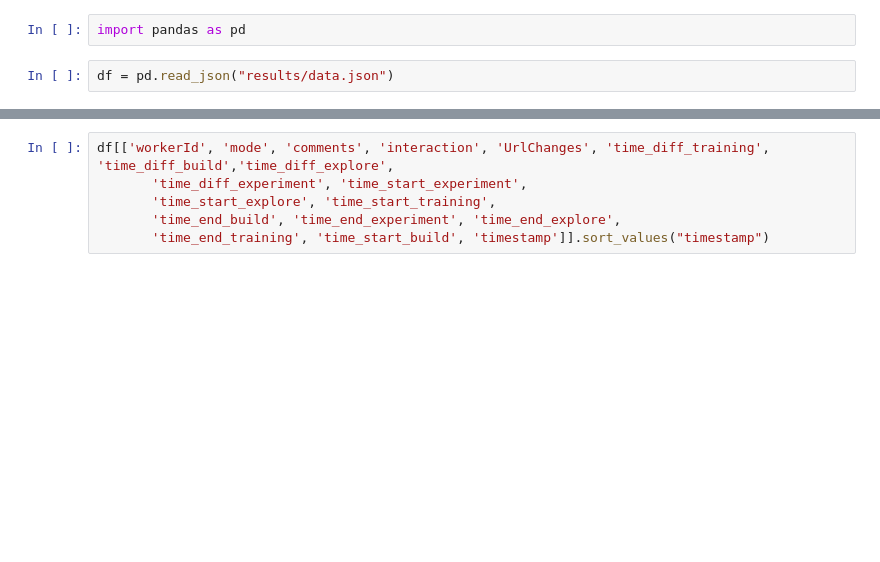
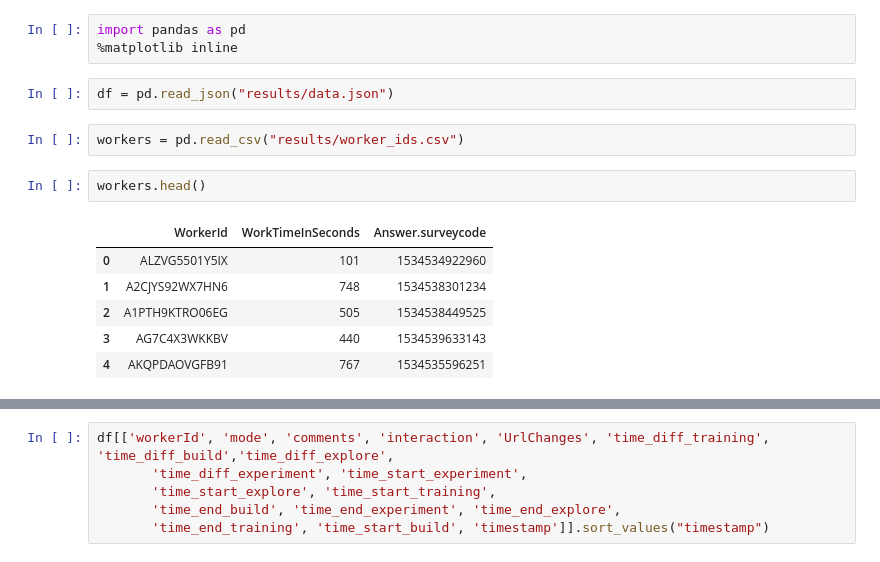
Before and after one commit to RankerToolWebsite/Rankit_experimentr, a Jupyter notebook: analysis/analyze.ipynb, the cells around one changed output, grey strips where cells are left out. Saved outputs shown, nothing was run; the diff lists cells and outputs as text; blank space fills up the shorter version.

```diff
--- a/analysis/analyze.ipynb
+++ b/analysis/analyze.ipynb
@@ -1,7 +1,19 @@
 # %%
 import pandas as pd
+%matplotlib inline
 # %%
 df = pd.read_json("results/data.json")
+# %%
+workers = pd.read_csv("results/worker_ids.csv")
+# %%
+workers.head()
+# %% [output]
+|  | WorkerId | WorkTimeInSeconds | Answer.surveycode |
+| 0 | ALZVG5501Y5IX | 101 | 1534534922960 |
+| 1 | A2CJYS92WX7HN6 | 748 | 1534538301234 |
+| 2 | A1PTH9KTRO06EG | 505 | 1534538449525 |
+| 3 | AG7C4X3WKKBV | 440 | 1534539633143 |
+| 4 | AKQPDAOVGFB91 | 767 | 1534535596251 |
 # %%
 df.columns.values
 # %% [output]
```
Also changed, not shown: parts of 9 cells of this notebook.
